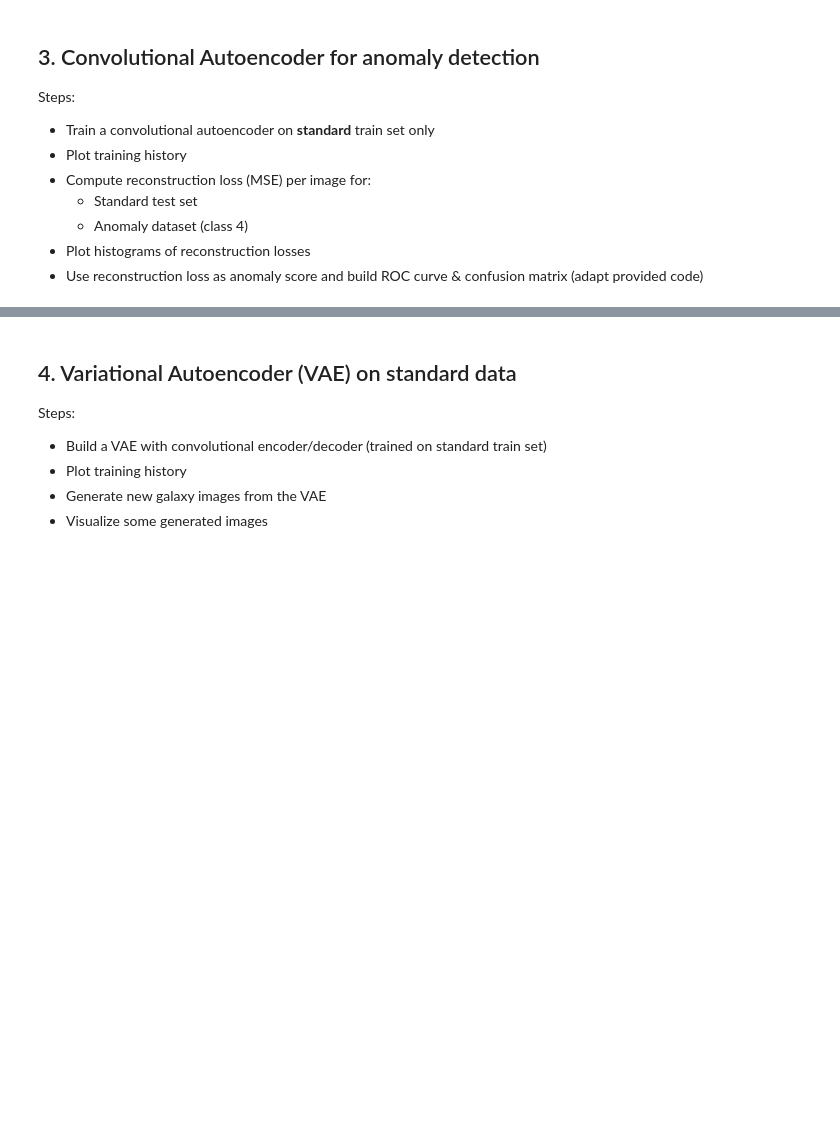
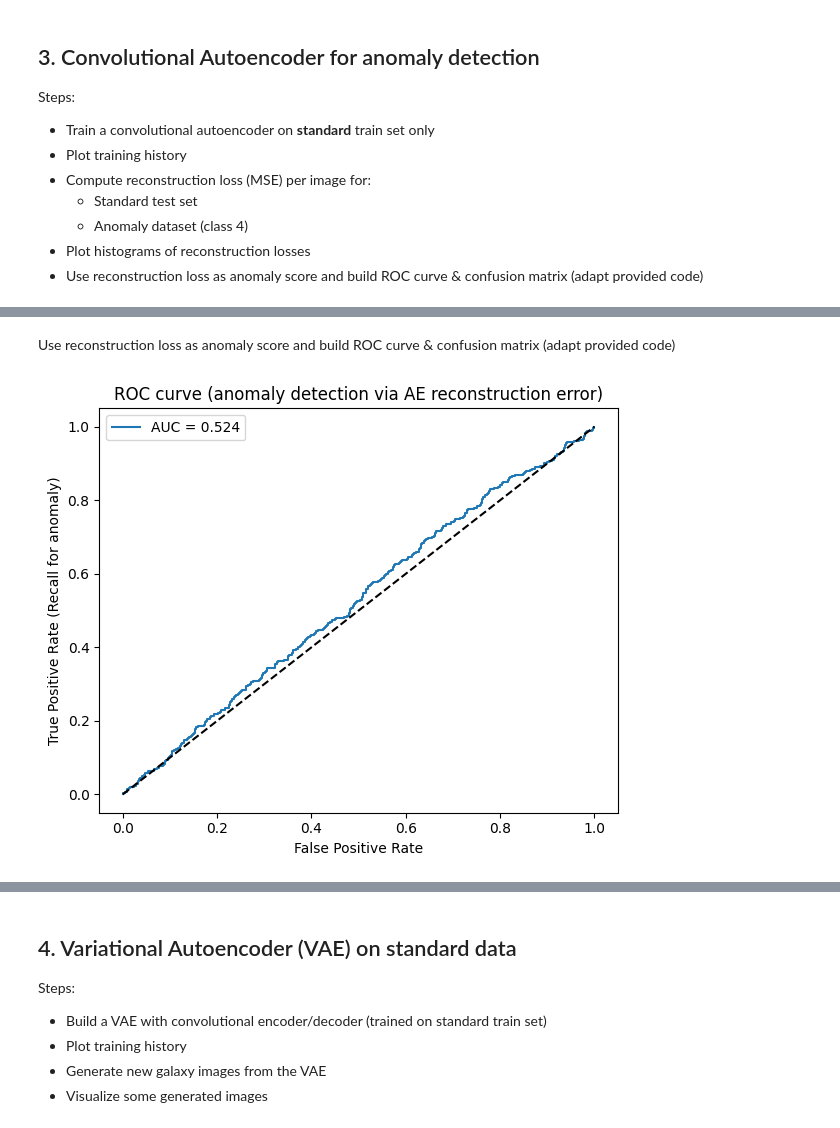
Before and after one commit to thomas1608/phy466, a Jupyter notebook: UZH/tutorials/ExamAssignment.ipynb, the cells around one changed output, grey strips where cells are left out. Drawn from its saved outputs; the diff is of its cells as text; code cells hidden in the pictures; blank space fills up the shorter version.

```diff
--- a/UZH/tutorials/ExamAssignment.ipynb
+++ b/UZH/tutorials/ExamAssignment.ipynb
@@ -556,0 +675,25 @@ Steps:
+# %% [markdown]
+Use reconstruction loss as anomaly score and build ROC curve & confusion matrix (adapt provided code)
+# %%
+# Build labels and scores
+y_true_ae = np.concatenate([
+    np.zeros_like(recon_loss_std, dtype=int),   # 0 = standard
+    np.ones_like(recon_loss_anom, dtype=int),   # 1 = anomaly
+])
+scores_ae = np.concatenate([recon_loss_std, recon_loss_anom])
+
+# ROC curve
+fpr, tpr, thresholds = roc_curve(y_true_ae, scores_ae)
+roc_auc = auc(fpr, tpr)
+
+plt.figure(figsize=(6,5))
+plt.plot(fpr, tpr, label=f"AUC = {roc_auc:.3f}")
+plt.plot([0,1], [0,1], "k--")
+plt.xlabel("False Positive Rate")
+plt.ylabel("True Positive Rate (Recall for anomaly)")
+plt.title("ROC curve (anomaly detection via AE reconstruction error)")
+plt.legend()
+plt.tight_layout()
+plt.show()
+# %% [output]
+[figure, added]
```
Also changed, not shown: parts of 20 cells of this notebook.
